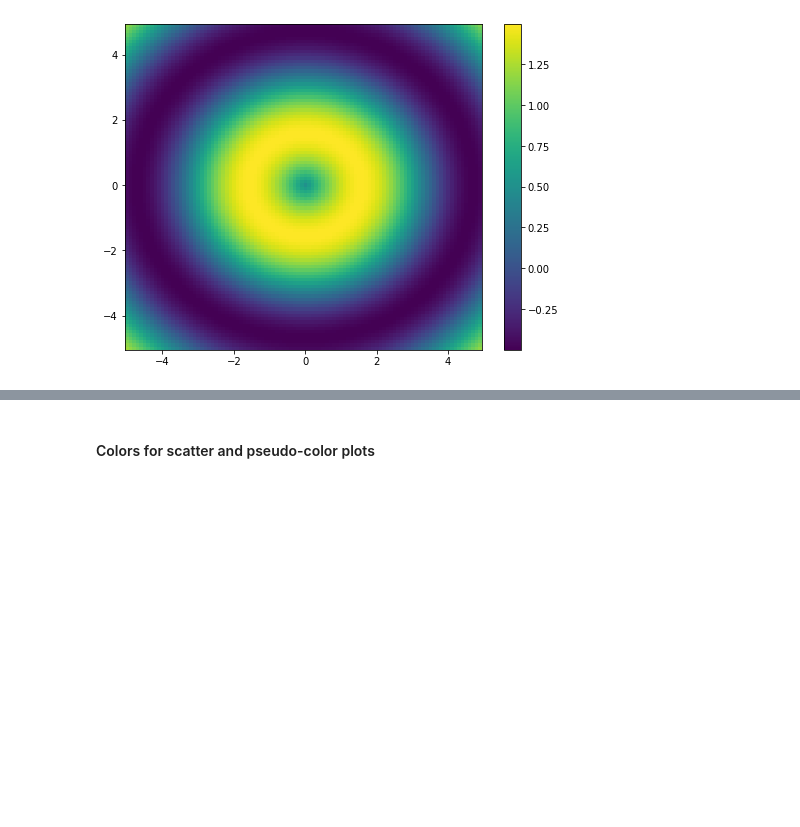
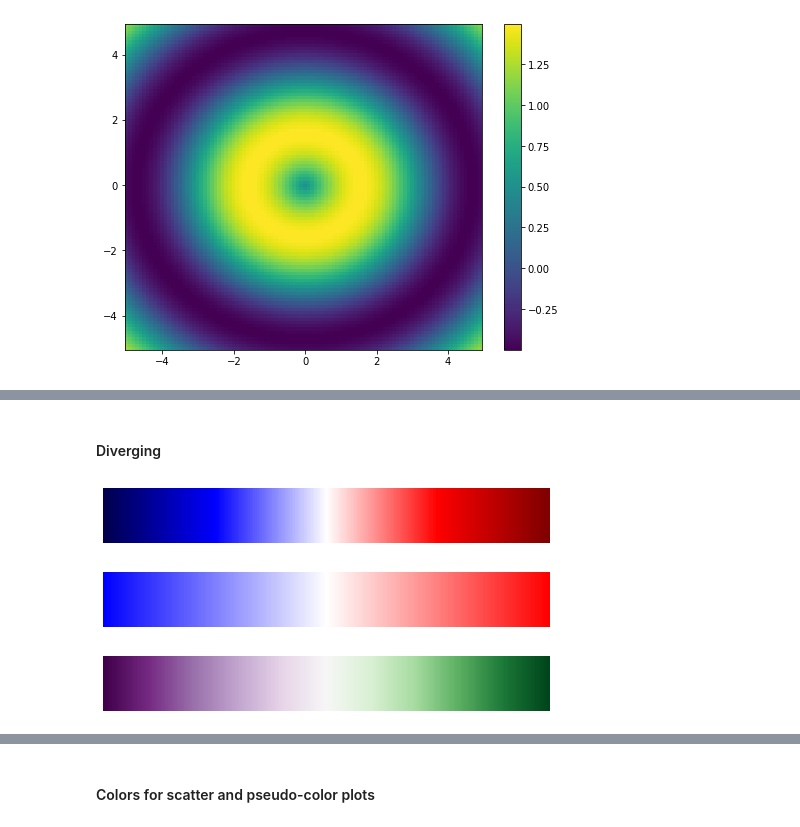
Before and after one commit to GuckLab/SciViz, a Jupyter notebook: workshops/WS2_colormaps.ipynb, the cells around one changed output, grey strips where cells are left out. Cells and saved outputs as stored; diff of their text form; code cells hidden in the pictures; blank space fills up the shorter version.

```diff
--- a/workshops/WS2_colormaps.ipynb
+++ b/workshops/WS2_colormaps.ipynb
@@ -77,0 +115,10 @@ For a full list; see [Colormaps Reference](https://matplotlib.org/stable/gallery
+# %% [markdown]
+#### Diverging
+# %%
+plot_colormap(plt.get_cmap('seismic'))
+plot_colormap(plt.get_cmap('bwr'))
+plot_colormap(plt.get_cmap('PRGn'))
+# %% [output]
+[figure, added]
+[figure, added]
+[figure, added]
```
Also changed, not shown: parts of 16 cells of this notebook.
